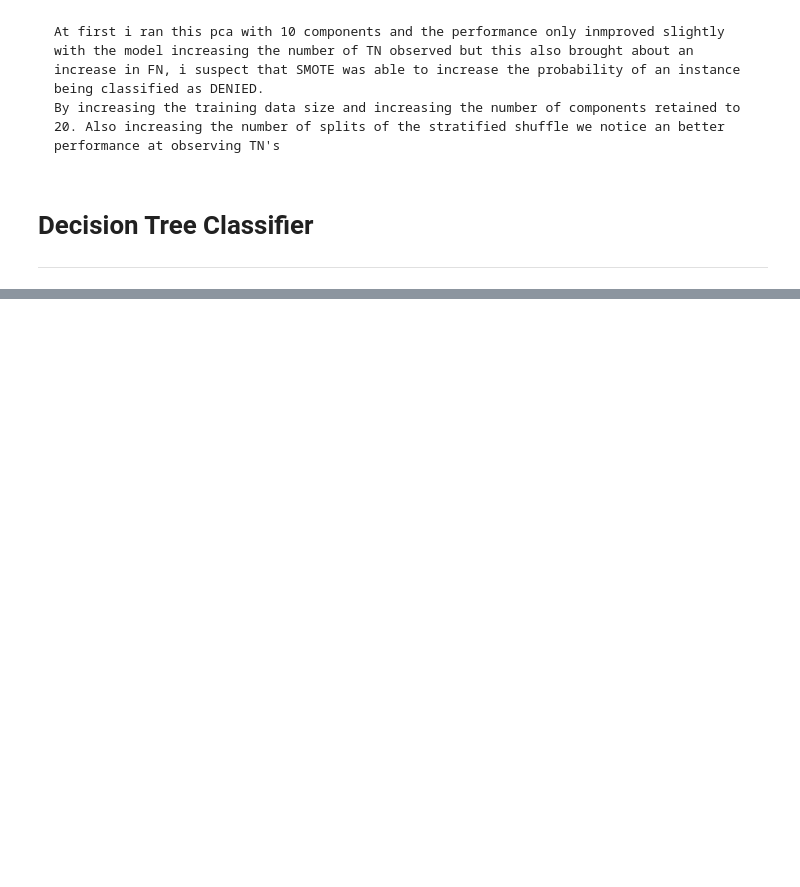
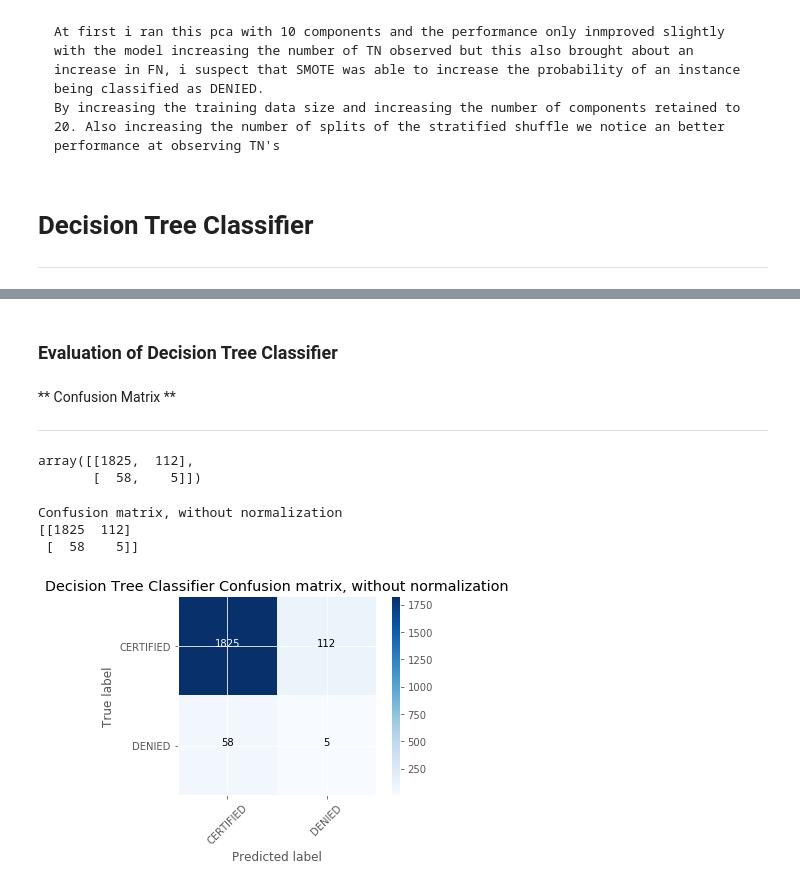
Before and after one commit to david-agumya/CS6220-Data-Mining, a Jupyter notebook: Final Project/Binary Outcome modeling -> Certified and Denied.ipynb, the cells around one changed output, grey strips where cells are left out. Cells and saved outputs as stored; diff of their text form; code cells hidden in the pictures; blank space fills up the shorter version.

Commit message:
Done with modeling and evaluation

```diff
--- a/Final Project/Binary Outcome modeling -> Certified and Denied.ipynb
+++ b/Final Project/Binary Outcome modeling -> Certified and Denied.ipynb
@@ -731,0 +734,3 @@ ___
+# %%
+d_clf = DecisionTreeClassifier(criterion='entropy', max_features='auto')
+d_clf
@@ -731,0 +744,3 @@ ___
+# %%
+# Train model
+decision_clf = d_clf.fit(X_train_resampled_pca, y_train_resampled_pca)
@@ -731,0 +761,29 @@ ___
+# %%
+# Get predicted Values
+y_pred_dt_smote_pca  = decision_clf.predict(X__pca_test)
+# %% [markdown]
+### Evaluation of Decision Tree Classifier
+# %% [markdown]
+** Confusion Matrix **
+____
+# %%
+# Evaluate classifier with Confusion Matrix
+confusion_matrix(y_pca_test, y_pred_dt_smote_pca)
+# %% [output]
+array([[1825,  112],
+       [  58,    5]])
+# %%
+# Compute confusion matrix
+cnf_matrix_dt_smort_pca = confusion_matrix(y_pca_test, y_pred_dt_smote_pca)
+np.set_printoptions(precision=2)
+class_names = ['CERTIFIED','DENIED']
+# %%
+# Plot non-normalized confusion matrix
+plt.figure()
+plot_confusion_matrix(cnf_matrix_dt_smort_pca, classes=class_names,
+                      title='Decision Tree Classifier Confusion matrix, without normalization')
+# %% [output]
+Confusion matrix, without normalization
+[[1825  112]
+ [  58    5]]
+[figure, added]
```
Also changed, not shown: parts of 93 cells of this notebook, 2 other files.
